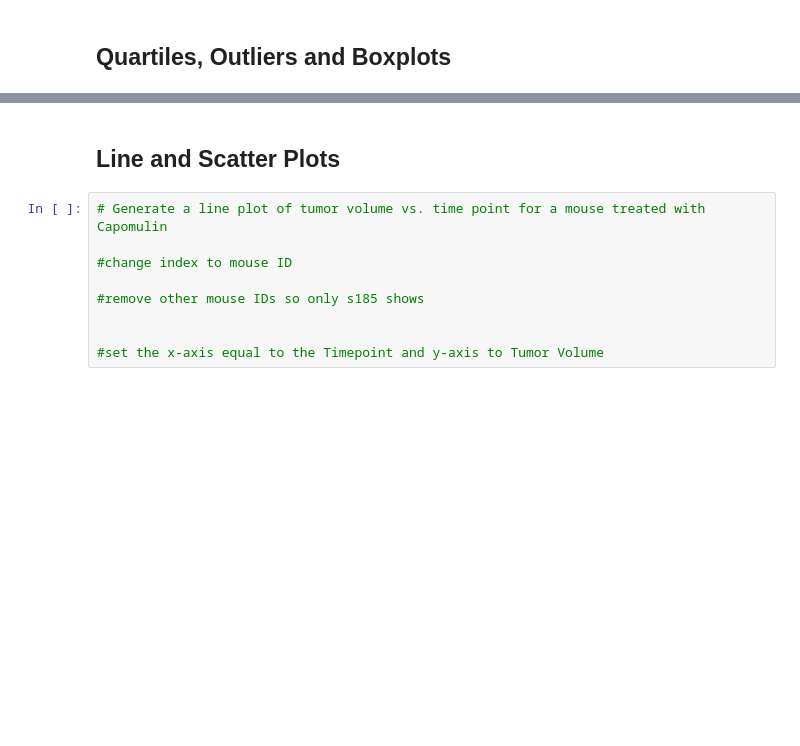
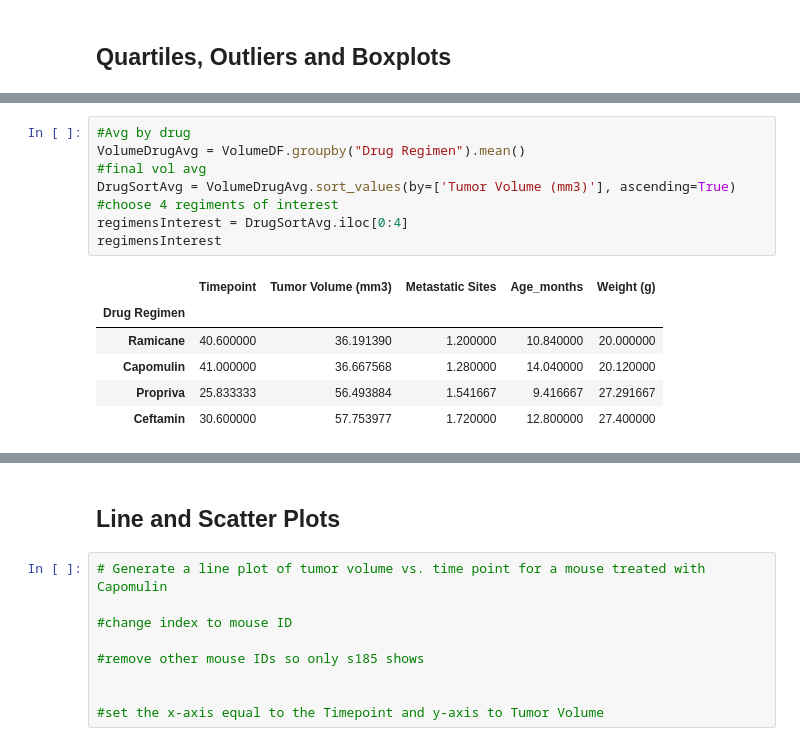
Before and after one commit to Mattg0392/matplotlib-challenge, a Jupyter notebook: Pymaceuticals.ipynb, the cells around one changed output, grey strips where cells are left out. Drawn from its saved outputs; the diff is of its cells as text; blank space fills up the shorter version.

```diff
--- a/Pymaceuticals.ipynb
+++ b/Pymaceuticals.ipynb
@@ -190,0 +176,15 @@ multi_plot.legend(ncol=5)
+# %%
+#Avg by drug
+VolumeDrugAvg = VolumeDF.groupby("Drug Regimen").mean()
+#final vol avg
+DrugSortAvg = VolumeDrugAvg.sort_values(by=['Tumor Volume (mm3)'], ascending=True)
+#choose 4 regiments of interest
+regimensInterest = DrugSortAvg.iloc[0:4]
+regimensInterest
+# %% [output]
+|  | Timepoint | Tumor Volume (mm3) | Metastatic Sites | Age_months | Weight (g) |
+| Drug Regimen |  |  |  |  |  |
+| Ramicane | 40.600000 | 36.191390 | 1.200000 | 10.840000 | 20.000000 |
+| Capomulin | 41.000000 | 36.667568 | 1.280000 | 14.040000 | 20.120000 |
+| Propriva | 25.833333 | 56.493884 | 1.541667 | 9.416667 | 27.291667 |
+| Ceftamin | 30.600000 | 57.753977 | 1.720000 | 12.800000 | 27.400000 |
```
Also changed, not shown: parts of 14 cells of this notebook.
